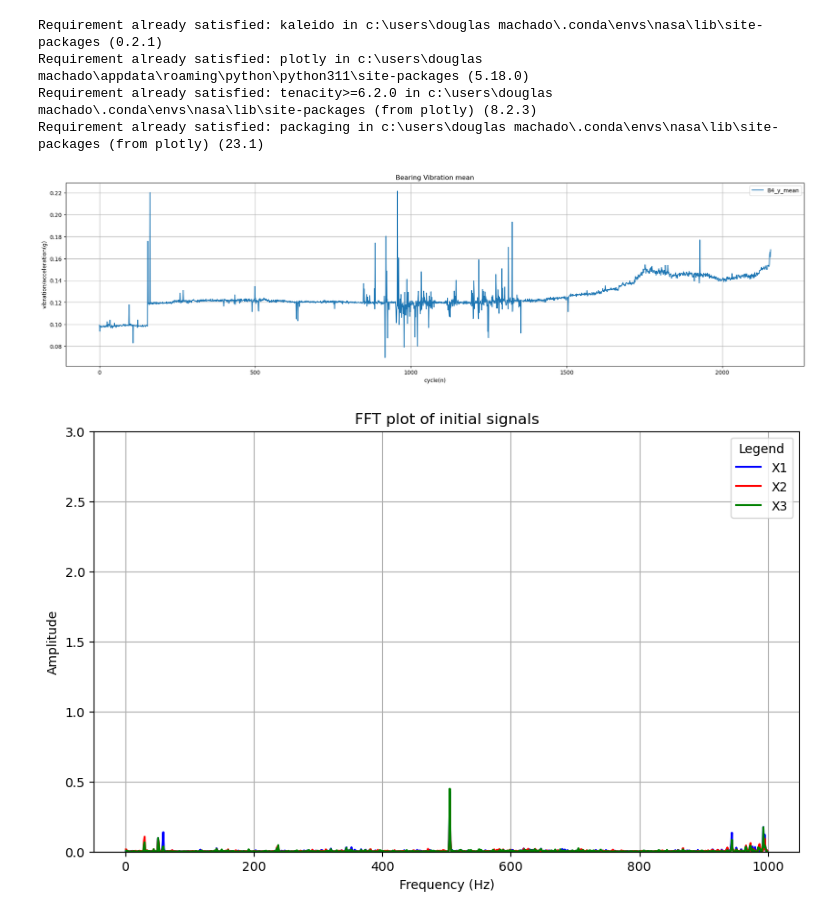
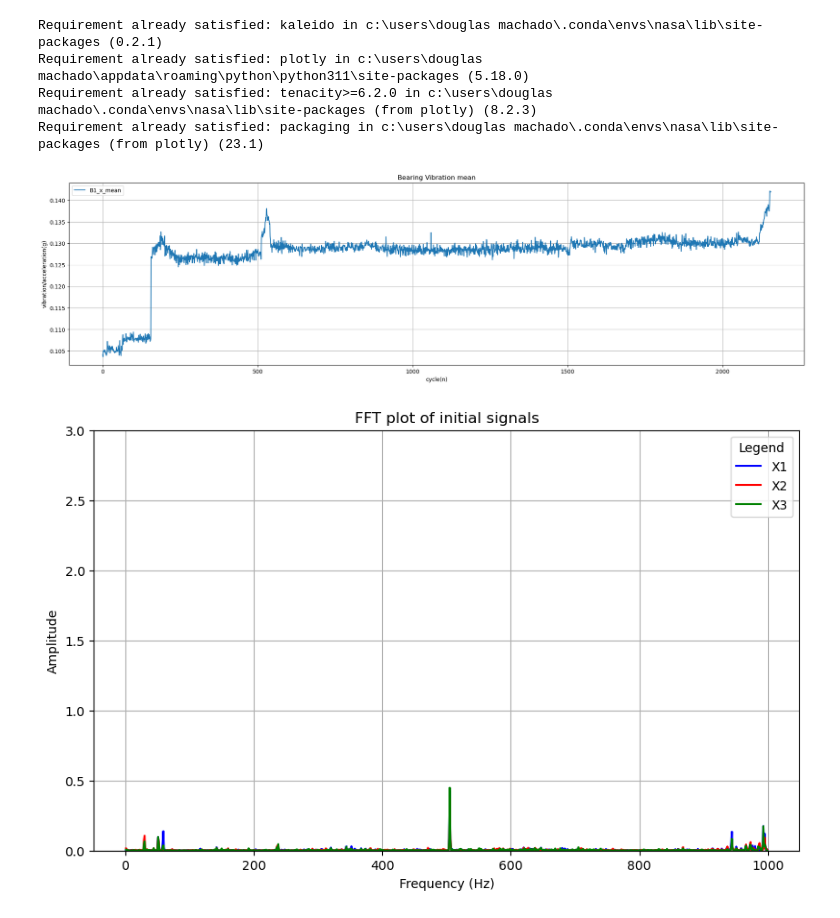
Before and after one commit to douglasmmachado/NASABearing, a Jupyter notebook: nasa.ipynb, the cells around one changed output. Cells and saved outputs as stored; diff of their text form; code cells hidden in the pictures.

```diff
--- a/nasa.ipynb
+++ b/nasa.ipynb
@@ -311,24 +311,24 @@ Requirement already satisfied: plotly in c:\users\douglas machado\appdata\roamin
 Requirement already satisfied: tenacity>=6.2.0 in c:\users\douglas machado\.conda\envs\nasa\lib\site-packages (from plotly) (8.2.3)
 Requirement already satisfied: packaging in c:\users\douglas machado\.conda\envs\nasa\lib\site-packages (from plotly) (23.1)
 # %%
-data = df_B4.B4_y_mean
-bearing = '4'
-axis = 'y'
+data = df_B1.B1_x_mean
+bearing = '1'
+axis = 'x'
 
 # Plot using Matplotlib
 ax = data.plot(figsize=(24, 6), title="Bearing Vibration mean", legend=True)
 
 # Customize plot
 ax.set(xlabel="cycle(n)", ylabel="vibration/acceleration(g)")
 ax.grid(True)
 
 # Save the figure
 plt.savefig(f"mean_acceleration_bearing_{bearing}_axis_{axis}.png")
 
 # Show the plot
 plt.show()
 # %% [output]
-[figure, old version]
+[figure, new version]
 # %%
 import matplotlib.pyplot as plt
 import numpy as np
```
Also changed, not shown: parts of 2 cells of this notebook, 1 other file.
